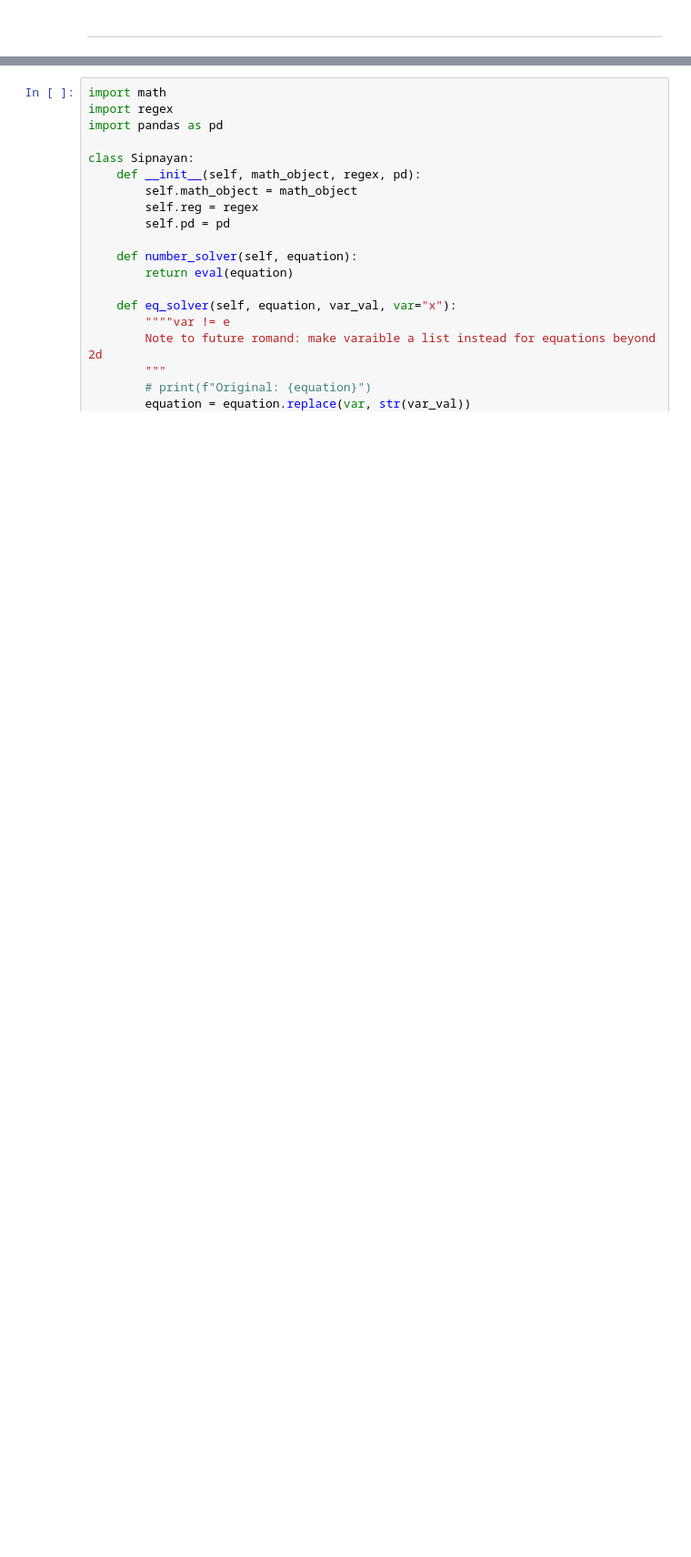
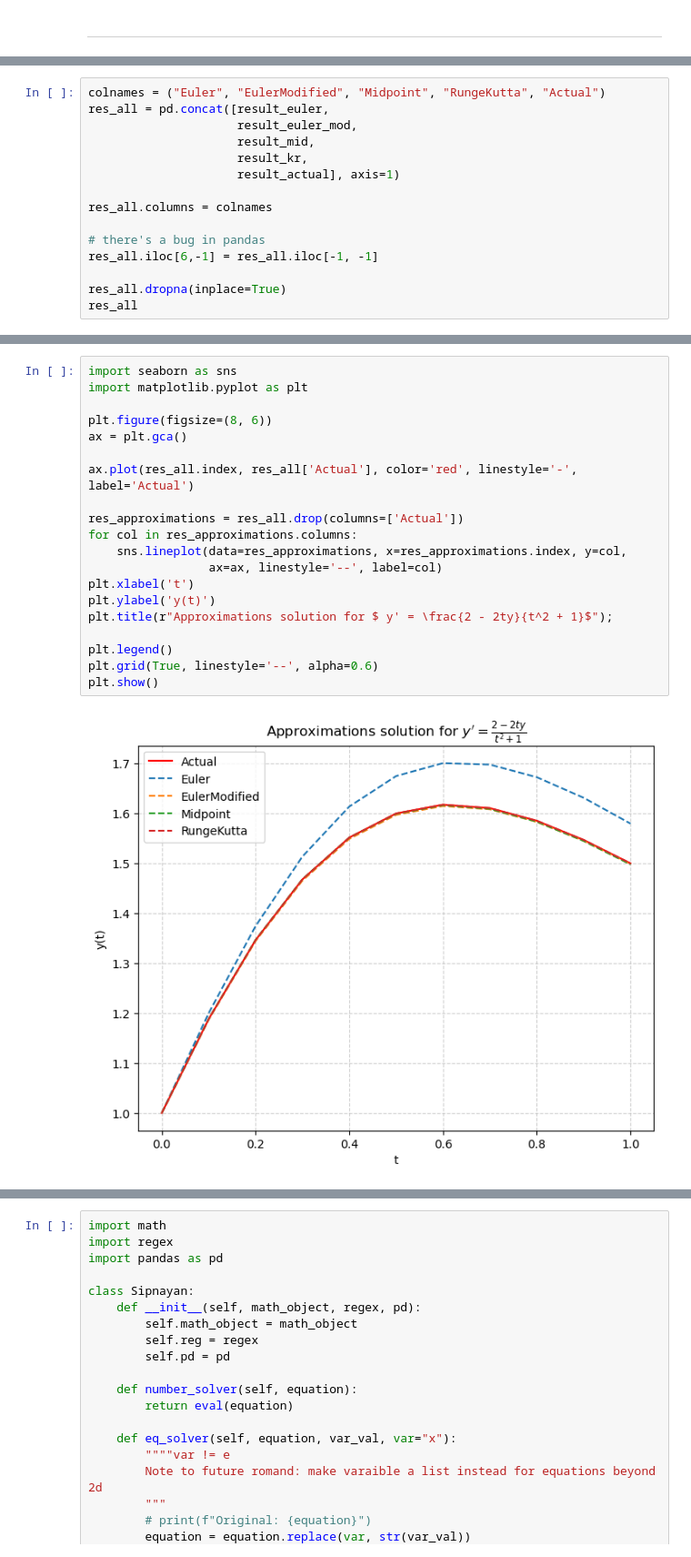
Before and after one commit to RomandRapido/NumericalAnalysis, a Jupyter notebook: FA4/Fa4_lansangan.ipynb, the cells around one changed output, grey strips where cells are left out. Shown at 91% size. Cells and saved outputs as stored; diff of their text form; blank space fills up the shorter version.

```diff
--- a/FA4/Fa4_lansangan.ipynb
+++ b/FA4/Fa4_lansangan.ipynb
@@ -614,0 +755,15 @@ Approximation for the double integral: 1.48462057710937
+# %%
+colnames = ("Euler", "EulerModified", "Midpoint", "RungeKutta", "Actual")
+res_all = pd.concat([result_euler,
+                     result_euler_mod,
+                     result_mid,
+                     result_kr,
+                     result_actual], axis=1)
+
+res_all.columns = colnames
+
+# there's a bug in pandas
+res_all.iloc[6,-1] = res_all.iloc[-1, -1]
+
+res_all.dropna(inplace=True)
+res_all
@@ -614,0 +784,22 @@ Approximation for the double integral: 1.48462057710937
+# %%
+import seaborn as sns
+import matplotlib.pyplot as plt
+
+plt.figure(figsize=(8, 6))
+ax = plt.gca()
+
+ax.plot(res_all.index, res_all['Actual'], color='red', linestyle='-', label='Actual')
+
+res_approximations = res_all.drop(columns=['Actual'])
+for col in res_approximations.columns:
+    sns.lineplot(data=res_approximations, x=res_approximations.index, y=col,
+                 ax=ax, linestyle='--', label=col)
+plt.xlabel('t')
+plt.ylabel('y(t)')
+plt.title(r"Approximations solution for $ y' = \frac{2 - 2ty}{t^2 + 1}$");
+
+plt.legend()
+plt.grid(True, linestyle='--', alpha=0.6)
+plt.show()
+# %% [output]
+[figure, added]
```
Also changed, not shown: parts of 25 cells of this notebook.
